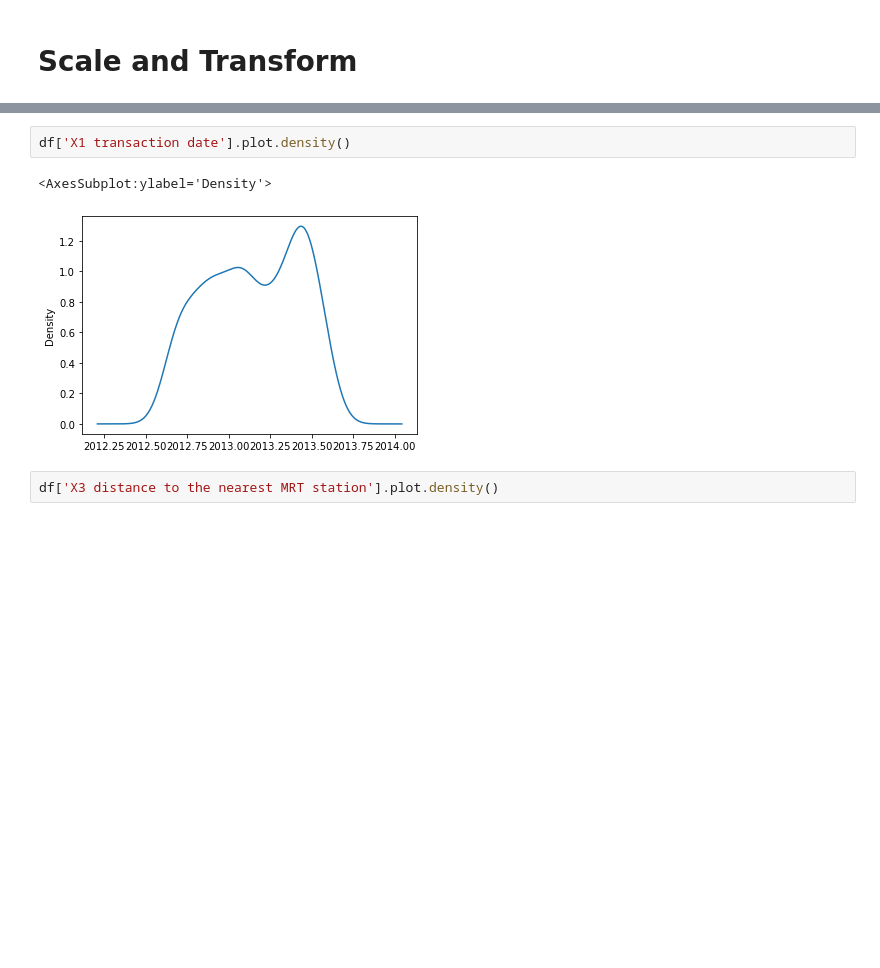
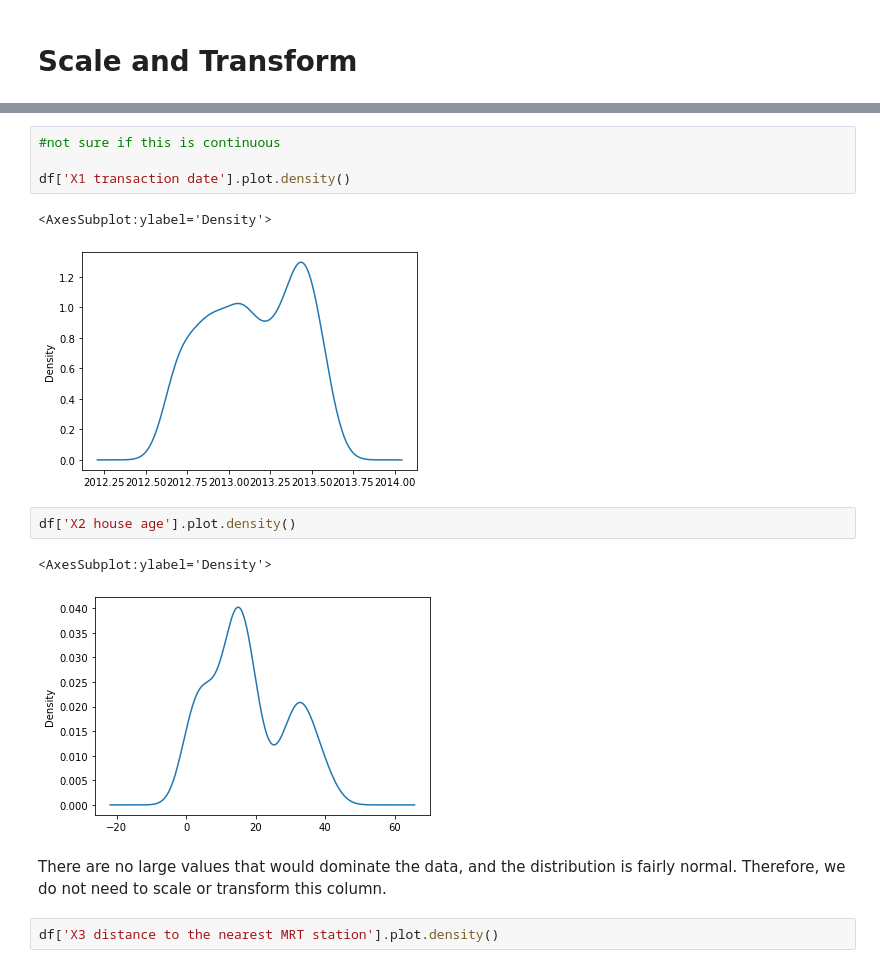
Before and after one commit to mencer456/Assignment-2-Linear-Regression, a Jupyter notebook: Assignment2.ipynb, the cells around one changed output, grey strips where cells are left out. Cells and saved outputs as stored; diff of their text form; blank space fills up the shorter version.

Commit message:
Finished Scaling and Transformation

```diff
--- a/Assignment2.ipynb
+++ b/Assignment2.ipynb
@@ -244,8 +240,17 @@ date, distance, lat, long, price
 # %%
+#not sure if this is continuous
+
 df['X1 transaction date'].plot.density()
 # %% [output]
 <AxesSubplot:ylabel='Density'>
 [figure]
+# %%
+df['X2 house age'].plot.density()
+# %% [output]
+<AxesSubplot:ylabel='Density'>
+[figure, added]
+# %% [markdown]
+There are no large values that would dominate the data, and the distribution is fairly normal. Therefore, we do not need to scale or transform this column.
 # %%
 df['X3 distance to the nearest MRT station'].plot.density()
 # %% [output]
```
Also changed, not shown: parts of 15 cells of this notebook.
